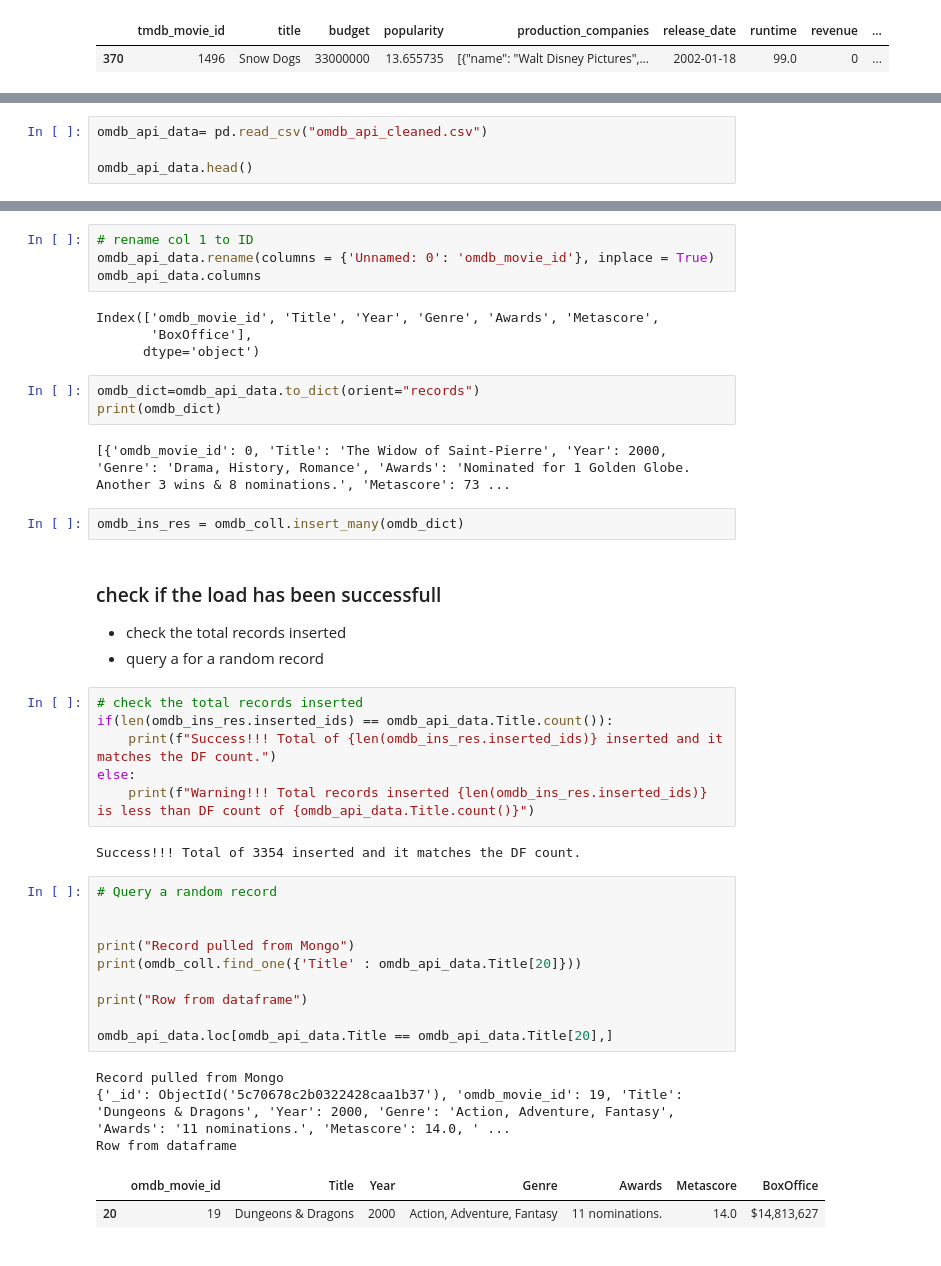
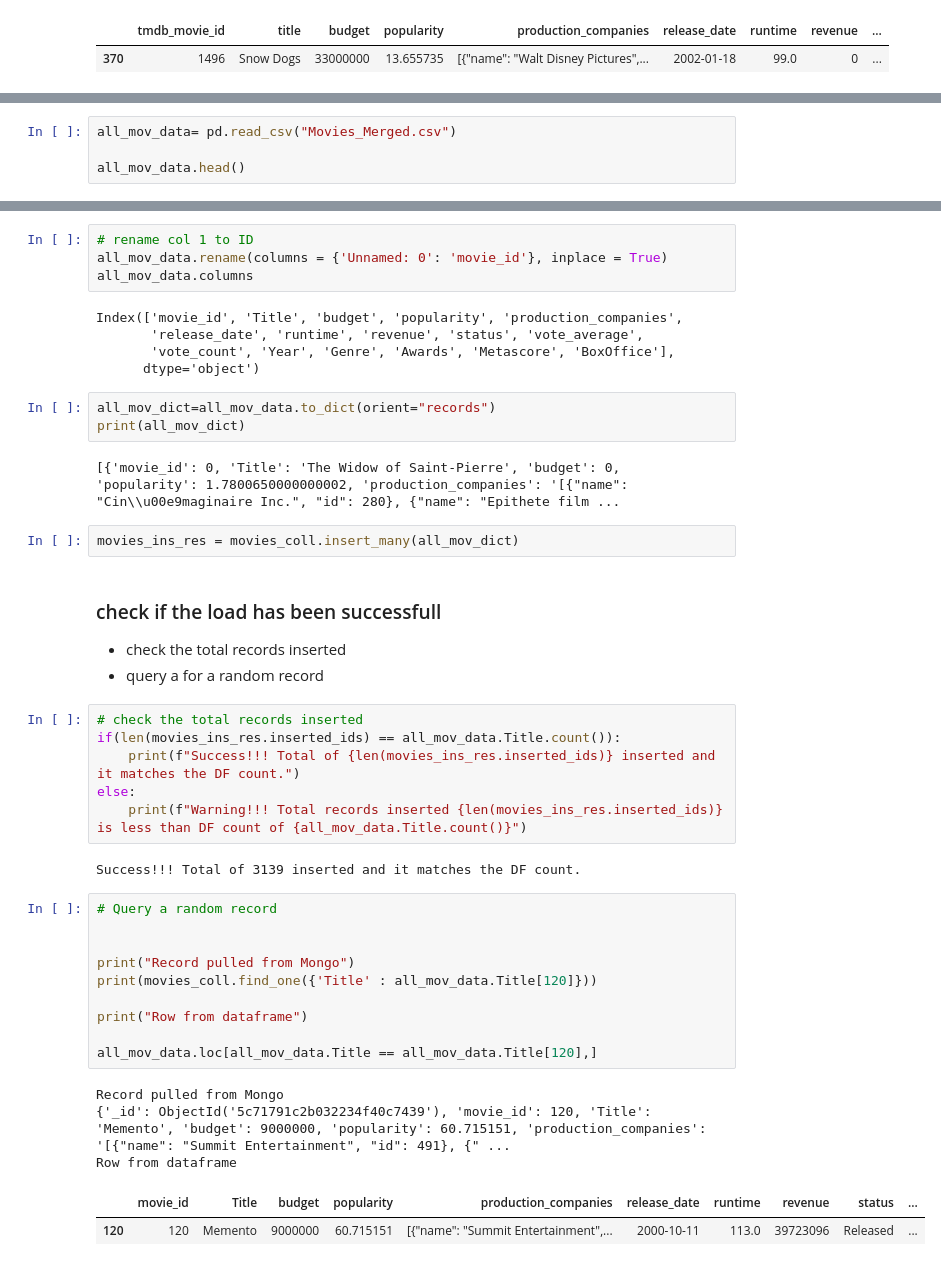
Before and after one commit to sigmanudude/etlproject, a Jupyter notebook: Movies_data_load.ipynb, the cells around one changed output, grey strips where cells are left out. Saved outputs shown, nothing was run; the diff lists cells and outputs as text.

```diff
--- a/Movies_data_load.ipynb
+++ b/Movies_data_load.ipynb
@@ -152,5 +153,5 @@ Row from dataframe
 # %%
-omdb_api_data= pd.read_csv("omdb_api_cleaned.csv")
+all_mov_data= pd.read_csv("Movies_Merged.csv")
 
-omdb_api_data.head()
+all_mov_data.head()
 # %% [output]
@@ -173,44 +183,45 @@ BoxOffice        3354
 dtype: int64
 # %%
 # rename col 1 to ID
-omdb_api_data.rename(columns = {'Unnamed: 0': 'omdb_movie_id'}, inplace = True)
-omdb_api_data.columns
+all_mov_data.rename(columns = {'Unnamed: 0': 'movie_id'}, inplace = True)
+all_mov_data.columns
 # %% [output]
-Index(['omdb_movie_id', 'Title', 'Year', 'Genre', 'Awards', 'Metascore',
-       'BoxOffice'],
+Index(['movie_id', 'Title', 'budget', 'popularity', 'production_companies',
+       'release_date', 'runtime', 'revenue', 'status', 'vote_average',
+       'vote_count', 'Year', 'Genre', 'Awards', 'Metascore', 'BoxOffice'],
       dtype='object')
 # %%
-omdb_dict=omdb_api_data.to_dict(orient="records")
-print(omdb_dict)
+all_mov_dict=all_mov_data.to_dict(orient="records")
+print(all_mov_dict)
 # %% [output]
-[{'omdb_movie_id': 0, 'Title': 'The Widow of Saint-Pierre', 'Year': 2000, 'Genre': 'Drama, History, Romance', 'Awards': 'Nominated for 1 Golden Globe. Another 3 wins & 8 nominations.', 'Metascore': 73 ...
+[{'movie_id': 0, 'Title': 'The Widow of Saint-Pierre', 'budget': 0, 'popularity': 1.7800650000000002, 'production_companies': '[{"name": "Cin\\u00e9maginaire Inc.", "id": 280}, {"name": "Epithete film ...
-# %%
-omdb_ins_res = omdb_coll.insert_many(omdb_dict)
+# %%
+movies_ins_res = movies_coll.insert_many(all_mov_dict)
 # %% [markdown]
 ### check if the load has been successfull
 - check the total records inserted
 - query a for a random record
 # %%
 # check the total records inserted
-if(len(omdb_ins_res.inserted_ids) == omdb_api_data.Title.count()):
-    print(f"Success!!! Total of {len(omdb_ins_res.inserted_ids)} inserted and it matches the DF count.")
+if(len(movies_ins_res.inserted_ids) == all_mov_data.Title.count()):
+    print(f"Success!!! Total of {len(movies_ins_res.inserted_ids)} inserted and it matches the DF count.")
 else:
-    print(f"Warning!!! Total records inserted {len(omdb_ins_res.inserted_ids)} is less than DF count of {omdb_api_data.Title.count()}")
+    print(f"Warning!!! Total records inserted {len(movies_ins_res.inserted_ids)} is less than DF count of {all_mov_data.Title.count()}")
 # %% [output]
-Success!!! Total of 3354 inserted and it matches the DF count.
+Success!!! Total of 3139 inserted and it matches the DF count.
 # %%
 # Query a random record
 
 
 print("Record pulled from Mongo")
-print(omdb_coll.find_one({'Title' : omdb_api_data.Title[20]}))
+print(movies_coll.find_one({'Title' : all_mov_data.Title[120]}))
 
 print("Row from dataframe")
 
-omdb_api_data.loc[omdb_api_data.Title == omdb_api_data.Title[20],]
+all_mov_data.loc[all_mov_data.Title == all_mov_data.Title[120],]
 # %% [output]
 Record pulled from Mongo
-{'_id': ObjectId('5c70678c2b0322428caa1b37'), 'omdb_movie_id': 19, 'Title': 'Dungeons & Dragons', 'Year': 2000, 'Genre': 'Action, Adventure, Fantasy', 'Awards': '11 nominations.', 'Metascore': 14.0, ' ...
+{'_id': ObjectId('5c71791c2b032234f40c7439'), 'movie_id': 120, 'Title': 'Memento', 'budget': 9000000, 'popularity': 60.715151, 'production_companies': '[{"name": "Summit Entertainment", "id": 491}, {" ...
 Row from dataframe
-|  | omdb_movie_id | Title | Year | Genre | Awards | Metascore | BoxOffice |
-| 20 | 19 | Dungeons & Dragons | 2000 | Action, Adventure, Fantasy | 11 nominations. | 14.0 | $14,813,627 |
+|  | movie_id | Title | budget | popularity | production_companies | release_date | runtime | revenue | status | ... |
+| 120 | 120 | Memento | 9000000 | 60.715151 | [{"name": "Summit Entertainment",... | 2000-10-11 | 113.0 | 39723096 | Released | ... |
```
Also changed, not shown: parts of 4 cells of this notebook, 3 other files.
